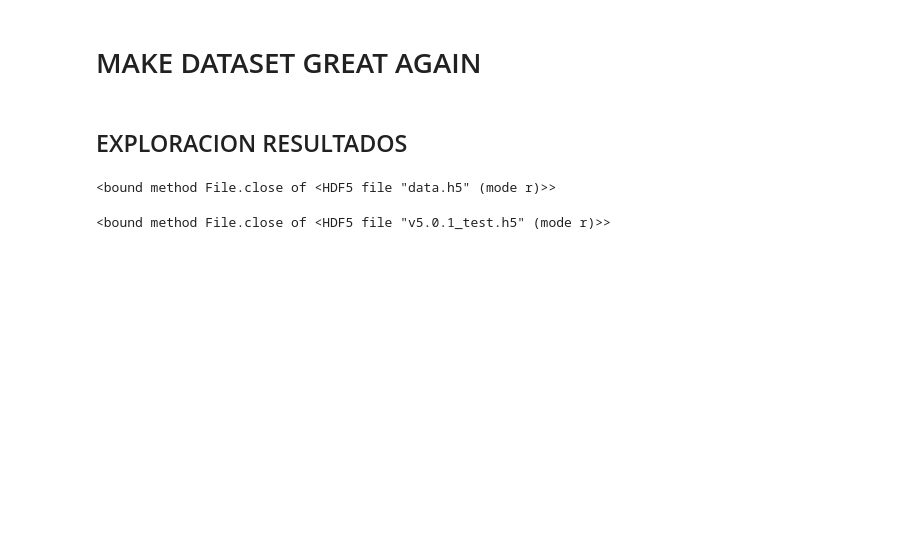
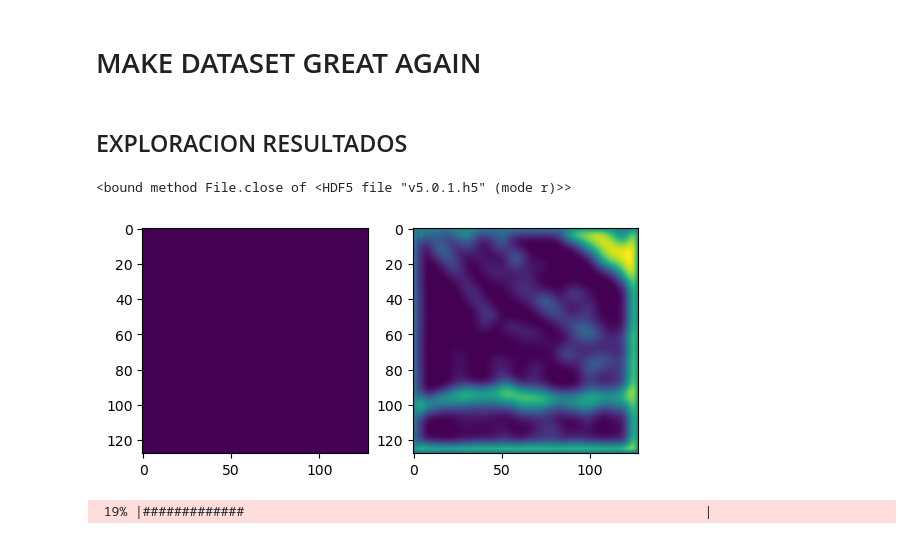
Before and after one commit to hugogavilima/Gaussian-Derivates-Network, a Jupyter notebook: data_generation & results.ipynb, the cells around one changed output. Saved outputs shown, nothing was run; the diff lists cells and outputs as text; code cells hidden in the pictures; blank space fills up the shorter version.

```diff
--- a/data_generation & results.ipynb
+++ b/data_generation & results.ipynb
@@ -49,14 +49,12 @@ with h5py.File('data.h5', 'w') as hf:
 # %% [markdown]
 ## EXPLORACION RESULTADOS
 # %%
-import json
 from load_data import *
 from plotting import *
-import os
+import h5py
 
 data_root = r"C:\Users\Usuario\Pictures\Bases de Datos\Shanghai Tech\part_A_final\data.h5"
-train_precit_root = r
-test_predict_root = r"C:\Users\Usuario\Pictures\Bases de Datos\Shanghai Tech\part_A_final\results\v5.0.1\v5.0.1_test.h5"
+predict_root = r"C:\Users\Usuario\Pictures\Bases de Datos\Shanghai Tech\part_A_final\results\v5.0.1.h5"
 
 f = h5py.File(data_root, 'r')
 train = tf.constant(np.asarray(f['train']))
@@ -64,10 +62,9 @@ test = tf.constant(np.asarray(f['test']))
 f.close
 
 
-test_lts = []
-pred_test = h5py.File(test_predict_root, 'r')
-for i in range(300):
-    test_lts.append(tf.constant(np.asarray(f['IMG_'+str(i)])))
-pred_test.close
+pred = h5py.File(predict_root, 'r')
+train_pred = tf.constant(np.asarray(pred['train']))
+test_pred = tf.constant(np.asarray(pred['test']))
+pred.close
 # %% [output]
-<bound method File.close of <HDF5 file "data.h5" (mode r)>>
+<bound method File.close of <HDF5 file "v5.0.1.h5" (mode r)>>
@@ -82,4 +70,0 @@ pred_test = h5py.File(test_predict_root, 'r')
-# %%
-pred_test.close
-# %% [output]
-<bound method File.close of <HDF5 file "v5.0.1_test.h5" (mode r)>>
@@ -92,0 +71,18 @@ count_estimate(test_img, test_GT, test_predict, name_version, 'test')
+# %%
+import matplotlib.pyplot as plt
+
+A = train[0,:,:,1]
+B = train_pred[0,:,:,0]
+
+plt.figure()
+plt.subplot(1, 2, 1), plt.imshow(A)
+plt.subplot(1, 2, 2), plt.imshow(B)
+
+plt.show()
+# %% [output]
+[figure, added]
+# %%
+count_estimate(train[:,:,:,0:1], train[:,:,:,1:2], train_pred, 'v5.0.1', 'train')
+count_estimate(test[:,:,:,0:1], test[:,:,:,1:2], test_pred,'v5.0.1', 'test')
+# %% [output]
+ 19% |#############                                                           |
```
Also changed, not shown: parts of 3 cells of this notebook, 3 other files.
